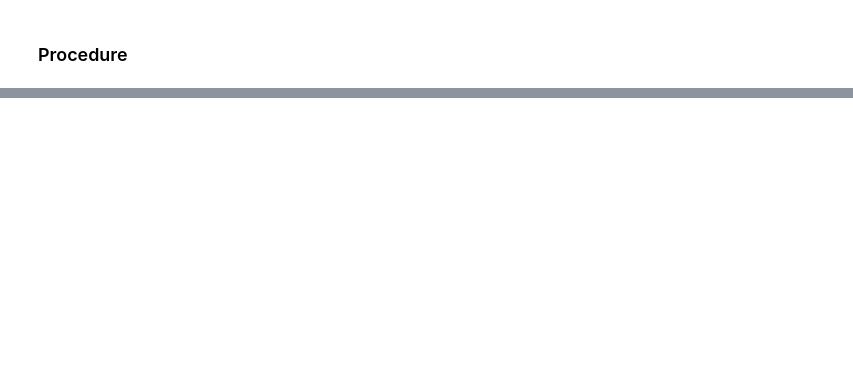
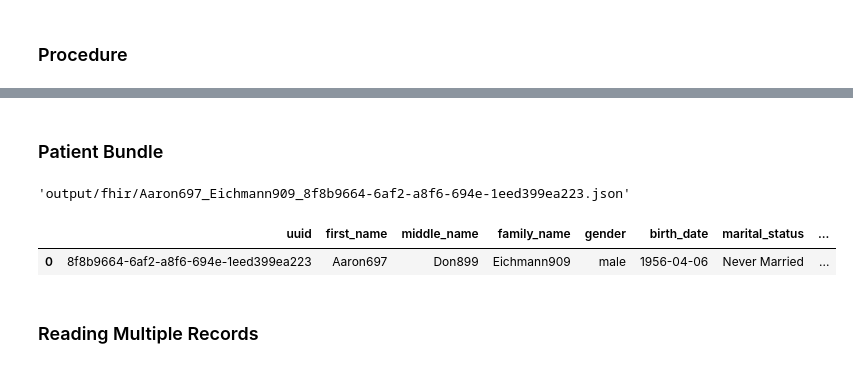
Before and after one commit to jburgener77/synthea_rwd_dash, a Jupyter notebook: 01_data_mining.ipynb, the cells around one changed output, grey strips where cells are left out. Drawn from its saved outputs; the diff is of its cells as text; code cells hidden in the pictures; blank space fills up the shorter version.

Commit message:
added procedure, medication, claims tables

```diff
--- a/01_data_mining.ipynb
+++ b/01_data_mining.ipynb
@@ -576,0 +592,4 @@ pd.DataFrame(create_medication_entries(ex_resources))
+# %%
+procedure_ind = [ind for ind, entry in enumerate(ex_resources) if entry.resource_type == 'Procedure']
+test = ex_resources[procedure_ind[66]]
+test
@@ -576,0 +681,4 @@ pd.DataFrame(create_medication_entries(ex_resources))
+# %%
+claim_ind = [ind for ind, entry in enumerate(ex_resources) if entry.resource_type == 'Claim']
+test = ex_resources[claim_ind[0]]
+test
@@ -576,0 +795,44 @@ pd.DataFrame(create_medication_entries(ex_resources))
+# %% [markdown]
+### Patient Bundle
+# %%
+class FihrRecord:
+    def __init__(self, file_path):
+        self.fihr_file_path = file_path
+        self.fihr_object = read_fihr_json(self.fihr_file_path)
+        self.__patient = create_patient_entry(self.fihr_object)
+        self.__conditions = create_condition_entries(self.fihr_object)
+        self.__observations = create_observation_entries(self.fihr_object)
+        self.__medications = create_medication_entries(self.fihr_object)
+        self.__procedures = create_procedure_entries(self.fihr_object)
+        self.__claims = create_claim_entries(self.fihr_object)
+
+    def patient_table(self):
+        return pd.DataFrame(self.__patient, index=[0])
+
+    def conditions_table(self):
+        return pd.DataFrame(self.__conditions)
+
+    def observations_table(self):
+        return pd.DataFrame(self.__observations)
+
+    def medications_table(self):
+        return pd.DataFrame(self.__medications)
+
+    def procedures_table(self):
+        return pd.DataFrame(self.__procedures)
+
+    def claims_table(self):
+        return pd.DataFrame(self.__claims)
+# %%
+ex_fihr_class = FihrRecord(example)
+# %%
+ex_fihr_class.fihr_file_path
+# %% [output]
+'output/fhir/Aaron697_Eichmann909_8f8b9664-6af2-a8f6-694e-1eed399ea223.json'
+# %%
+ex_fihr_class.patient_table()
+# %% [output]
+|  | uuid | first_name | middle_name | family_name | gender | birth_date | marital_status | ... |
+| 0 | 8f8b9664-6af2-a8f6-694e-1eed399ea223 | Aaron697 | Don899 | Eichmann909 | male | 1956-04-06 | Never Married | ... |
+# %% [markdown]
+### Reading Multiple Records
```
Also changed, not shown: parts of 13 cells of this notebook.
